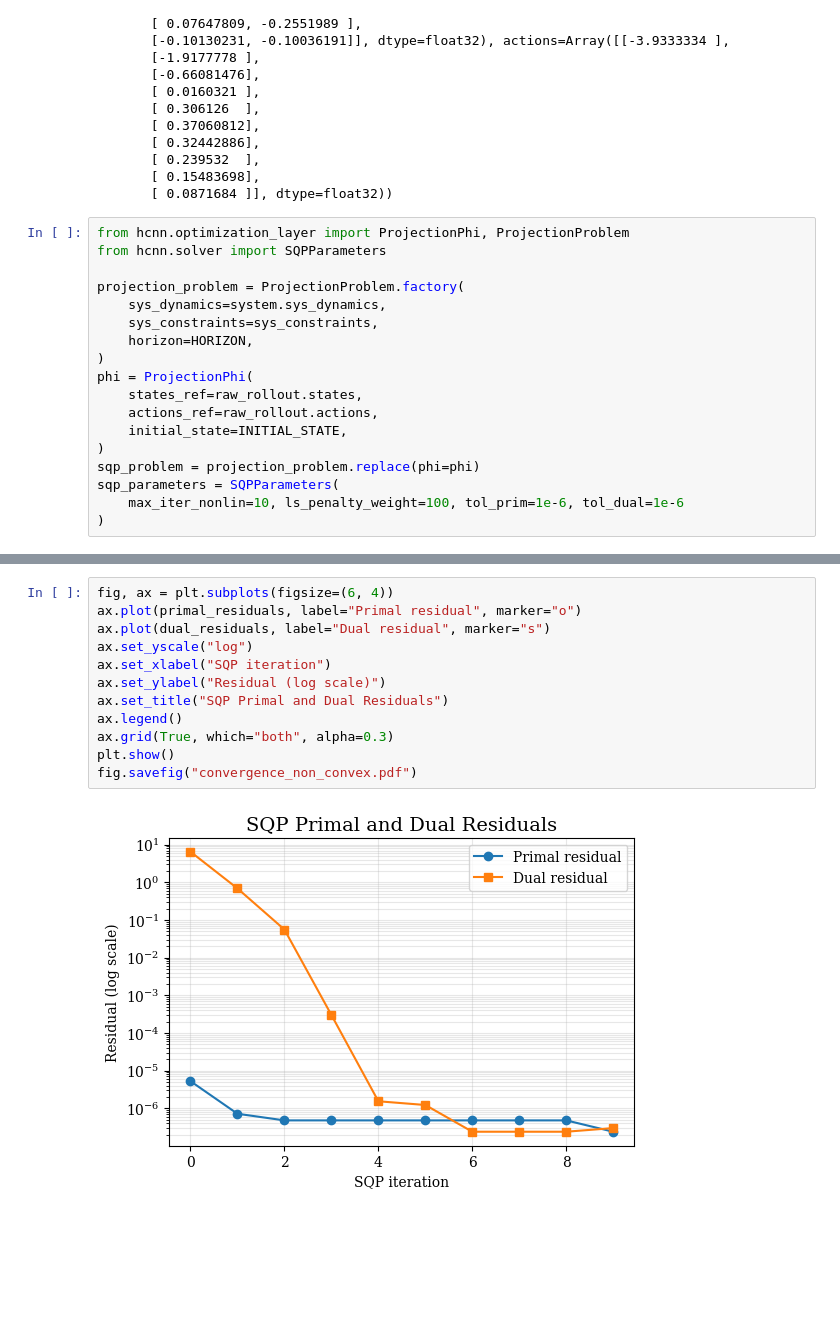
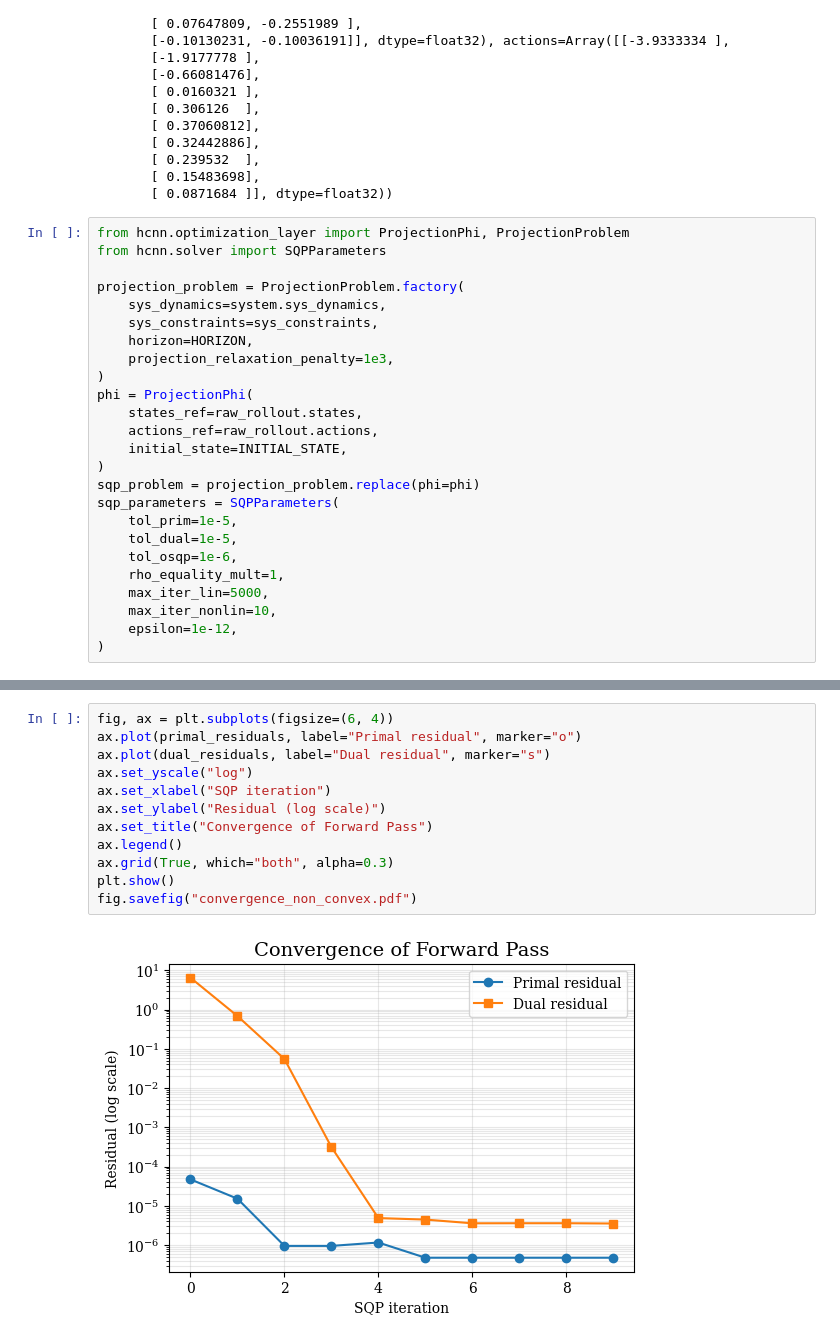
Before and after one commit to NicholasBehr/hcnn, a Jupyter notebook: notebooks/linear_rollout_ncvx.ipynb, the cells around one changed output, grey strips where cells are left out. Saved outputs shown, nothing was run; the diff lists cells and outputs as text; blank space fills up the shorter version.

```diff
--- a/notebooks/linear_rollout_ncvx.ipynb
+++ b/notebooks/linear_rollout_ncvx.ipynb
@@ -85,6 +85,7 @@ projection_problem = ProjectionProblem.factory(
     sys_dynamics=system.sys_dynamics,
     sys_constraints=sys_constraints,
     horizon=HORIZON,
+    projection_relaxation_penalty=1e3,
 )
 phi = ProjectionPhi(
     states_ref=raw_rollout.states,
@@ -93,7 +94,13 @@ phi = ProjectionPhi(
 )
 sqp_problem = projection_problem.replace(phi=phi)
 sqp_parameters = SQPParameters(
-    max_iter_nonlin=10, ls_penalty_weight=100, tol_prim=1e-6, tol_dual=1e-6
+    tol_prim=1e-5,
+    tol_dual=1e-5,
+    tol_osqp=1e-6,
+    rho_equality_mult=1,
+    max_iter_lin=5000,
+    max_iter_nonlin=10,
+    epsilon=1e-12,
 )
 # %%
 # Manual SQP iterations to log residuals
@@ -152,17 +152,17 @@ SQP iter 10/10 | beta: 5.000e-01 | lin iters: 100
 # %%
 fig, ax = plt.subplots(figsize=(6, 4))
 ax.plot(primal_residuals, label="Primal residual", marker="o")
 ax.plot(dual_residuals, label="Dual residual", marker="s")
 ax.set_yscale("log")
 ax.set_xlabel("SQP iteration")
 ax.set_ylabel("Residual (log scale)")
-ax.set_title("SQP Primal and Dual Residuals")
+ax.set_title("Convergence of Forward Pass")
 ax.legend()
 ax.grid(True, which="both", alpha=0.3)
 plt.show()
 fig.savefig("convergence_non_convex.pdf")
 # %% [output]
-[figure, old version]
+[figure, new version]
 # %%
 from matplotlib import pyplot as plt
 
```
Also changed, not shown: parts of 9 cells of this notebook, 24 other files.
